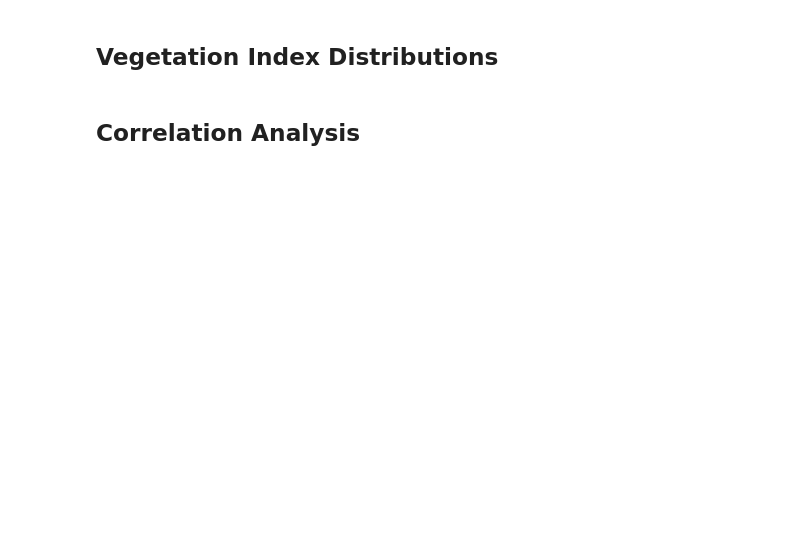
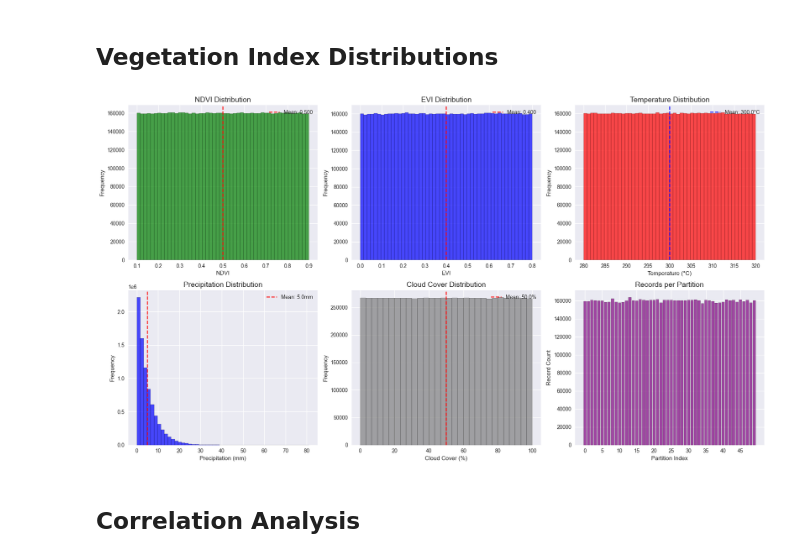
Before and after one commit to ranerp/lake-sandbox, a Jupyter notebook: src/lake_sandbox/examples/deltalake_analysis.ipynb, the cells around one changed output. Drawn from its saved outputs; the diff is of its cells as text; code cells hidden in the pictures; blank space fills up the shorter version.

```diff
--- a/src/lake_sandbox/examples/deltalake_analysis.ipynb
+++ b/src/lake_sandbox/examples/deltalake_analysis.ipynb
@@ -95,43 +169,61 @@ df.describe()
 # %% [markdown]
 ## Vegetation Index Distributions
 # %%
-# Create distribution plots for vegetation indices
-fig, axes = plt.subplots(2, 2, figsize=(15, 10))
+# Create distribution plots for vegetation indices and environmental data
+fig, axes = plt.subplots(2, 3, figsize=(18, 10))
 
 # NDVI distribution
 axes[0, 0].hist(df["ndvi"], bins=50, alpha=0.7, color='green', edgecolor='black')
 axes[0, 0].set_title("NDVI Distribution", fontsize=14)
 axes[0, 0].set_xlabel("NDVI")
 axes[0, 0].set_ylabel("Frequency")
 axes[0, 0].axvline(df["ndvi"].mean(), color='red', linestyle='--', label=f'Mean: {df["ndvi"].mean():.3f}')
 axes[0, 0].legend()
 
 # EVI distribution
 axes[0, 1].hist(df["evi"], bins=50, alpha=0.7, color='blue', edgecolor='black')
 axes[0, 1].set_title("EVI Distribution", fontsize=14)
 axes[0, 1].set_xlabel("EVI")
 axes[0, 1].set_ylabel("Frequency")
 axes[0, 1].axvline(df["evi"].mean(), color='red', linestyle='--', label=f'Mean: {df["evi"].mean():.3f}')
 axes[0, 1].legend()
 
-# SAVI distribution
-axes[1, 0].hist(df["savi"], bins=50, alpha=0.7, color='orange', edgecolor='black')
-axes[1, 0].set_title("SAVI Distribution", fontsize=14)
-axes[1, 0].set_xlabel("SAVI")
+# Temperature distribution
+axes[0, 2].hist(df["temperature"], bins=50, alpha=0.7, color='red', edgecolor='black')
+axes[0, 2].set_title("Temperature Distribution", fontsize=14)
+axes[0, 2].set_xlabel("Temperature (°C)")
+axes[0, 2].set_ylabel("Frequency")
+axes[0, 2].axvline(df["temperature"].mean(), color='blue', linestyle='--', label=f'Mean: {df["temperature"].mean():.1f}°C')
+axes[0, 2].legend()
+
+# Precipitation distribution
+axes[1, 0].hist(df["precipitation"], bins=50, alpha=0.7, color='blue', edgecolor='black')
+axes[1, 0].set_title("Precipitation Distribution", fontsize=14)
+axes[1, 0].set_xlabel("Precipitation (mm)")
 axes[1, 0].set_ylabel("Frequency")
-axes[1, 0].axvline(df["savi"].mean(), color='red', linestyle='--', label=f'Mean: {df["savi"].mean():.3f}')
+axes[1, 0].axvline(df["precipitation"].mean(), color='red', linestyle='--', label=f'Mean: {df["precipitation"].mean():.1f}mm')
 axes[1, 0].legend()
 
 # Cloud cover distribution
 axes[1, 1].hist(df["cloud_cover"], bins=30, alpha=0.7, color='gray', edgecolor='black')
 axes[1, 1].set_title("Cloud Cover Distribution", fontsize=14)
 axes[1, 1].set_xlabel("Cloud Cover (%)")
 axes[1, 1].set_ylabel("Frequency")
 axes[1, 1].axvline(df["cloud_cover"].mean(), color='red', linestyle='--', label=f'Mean: {df["cloud_cover"].mean():.1f}%')
 axes[1, 1].legend()
 
+# Partition distribution
+partition_counts = df['parcel_chunk'].value_counts().sort_index()
+axes[1, 2].bar(range(len(partition_counts)), partition_counts.values, alpha=0.7, color='purple', edgecolor='black')
+axes[1, 2].set_title("Records per Partition", fontsize=14)
+axes[1, 2].set_xlabel("Partition Index")
+axes[1, 2].set_ylabel("Record Count")
+axes[1, 2].set_xticks(range(0, len(partition_counts), max(1, len(partition_counts)//10)))
+
 plt.tight_layout()
 plt.show()
+# %% [output]
+[figure, added]
 # %% [markdown]
 ## Correlation Analysis
 # %%
```
Also changed, not shown: parts of 18 cells of this notebook, 3 other files.
